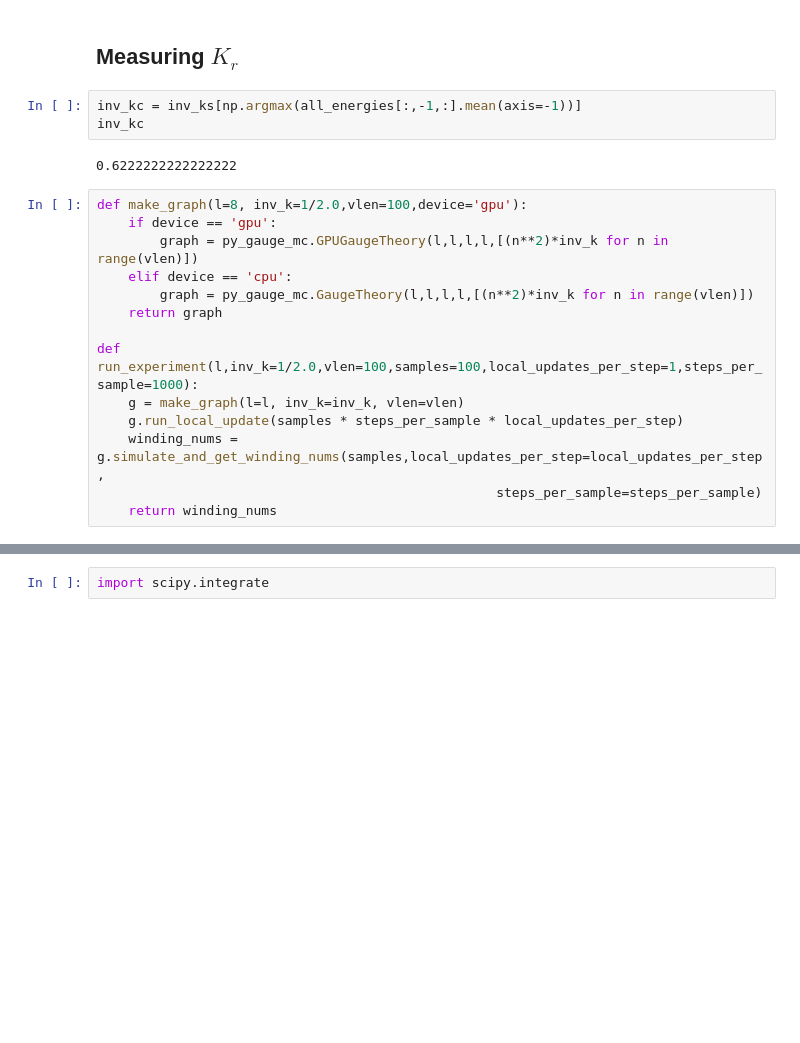
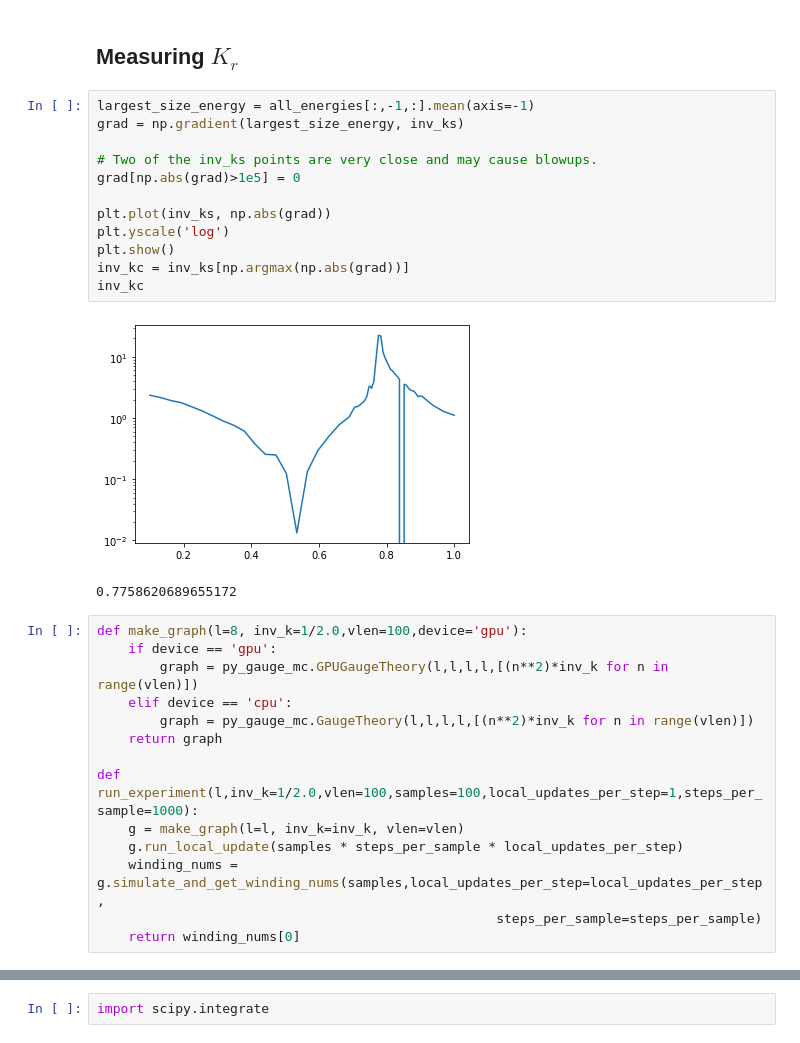
Before and after one commit to Renmusxd/PyGaugeMC, a Jupyter notebook: jupyter/GPU Energies.ipynb, the cells around one changed output, grey strips where cells are left out. Drawn from its saved outputs; the diff is of its cells as text; blank space fills up the shorter version.

```diff
--- a/jupyter/GPU Energies.ipynb
+++ b/jupyter/GPU Energies.ipynb
@@ -167,11 +184,21 @@ $$\partial_f^2 S_{eff} = \frac{1}{(L_1 L_2)^2} \langle \left( \sum n_p \right)^2
 Villain Phase picture:
 
 $$\partial_f^2 S_{eff} \vert_{f=0} = - K^2 \langle (\sum d_{pe} a_e)^2\rangle^c / L^4$$ -->
-# %%
-inv_kc = inv_ks[np.argmax(all_energies[:,-1,:].mean(axis=-1))]
-inv_kc
-# %% [output]
-0.6222222222222222
+# %%
+largest_size_energy = all_energies[:,-1,:].mean(axis=-1)
+grad = np.gradient(largest_size_energy, inv_ks)
+
+# Two of the inv_ks points are very close and may cause blowups.
+grad[np.abs(grad)>1e5] = 0
+
+plt.plot(inv_ks, np.abs(grad))
+plt.yscale('log')
+plt.show()
+inv_kc = inv_ks[np.argmax(np.abs(grad))]
+inv_kc
+# %% [output]
+[figure, added]
+0.7758620689655172
 # %%
 def make_graph(l=8, inv_k=1/2.0,vlen=100,device='gpu'):
     if device == 'gpu':
@@ -185,6 +212,6 @@ def run_experiment(l,inv_k=1/2.0,vlen=100,samples=100,local_updates_per_step=1,s
     g.run_local_update(samples * steps_per_sample * local_updates_per_step)
     winding_nums = g.simulate_and_get_winding_nums(samples,local_updates_per_step=local_updates_per_step,
                                                    steps_per_sample=steps_per_sample)
-    return winding_nums
+    return winding_nums[0]
 # %%
 L = 8
```
Also changed, not shown: parts of 28 cells of this notebook.
